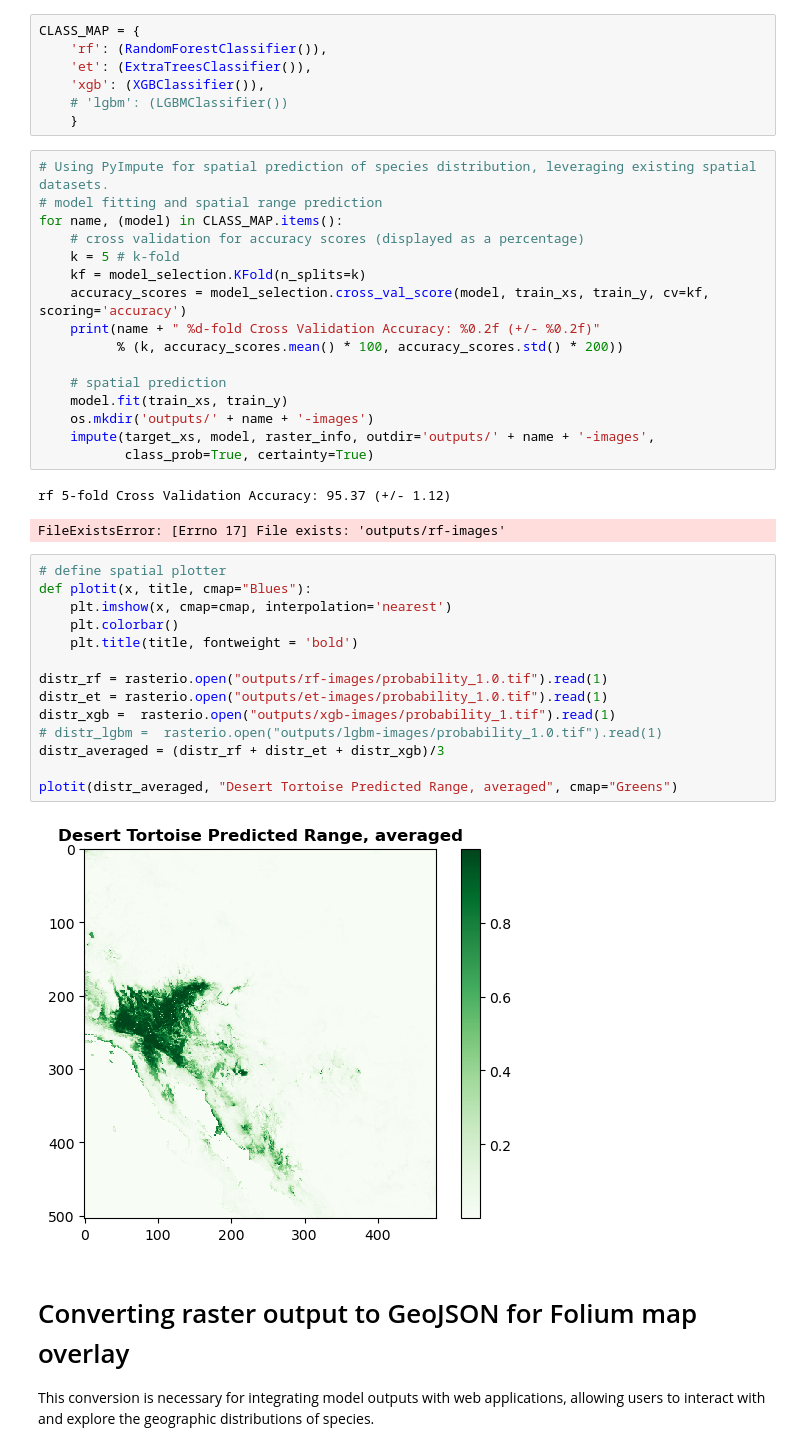
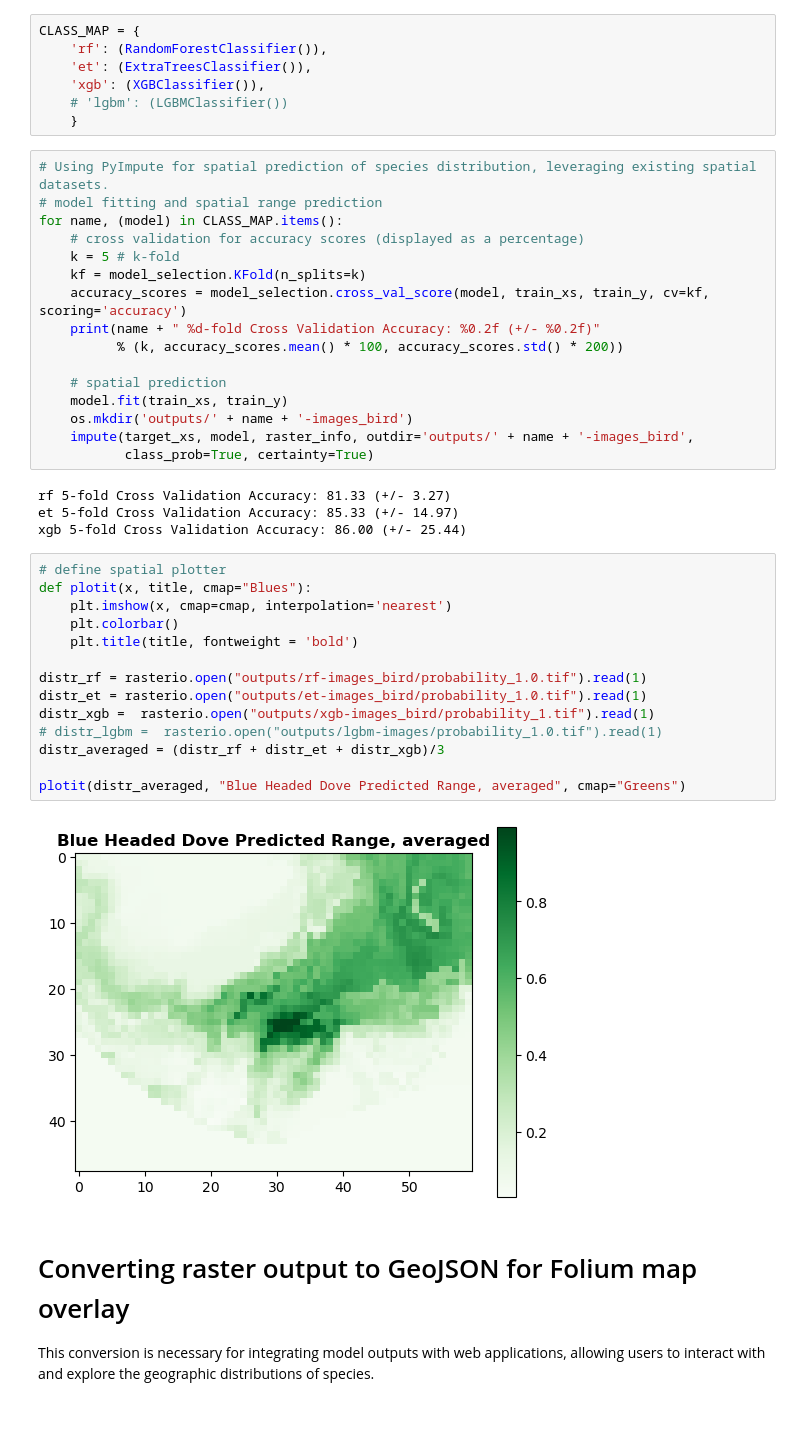
Before and after one commit to kefxiao953/biodiversity_app, a Jupyter notebook: annotated_presence_absence_bird.ipynb, the cells around one changed output. Drawn from its saved outputs; the diff is of its cells as text; blank space fills up the shorter version.

Commit message:
added bird model

```diff
--- a/annotated_presence_absence_bird.ipynb
+++ b/annotated_presence_absence_bird.ipynb
@@ -547,28 +569,29 @@ for name, (model) in CLASS_MAP.items():
 
     # spatial prediction
     model.fit(train_xs, train_y)
-    os.mkdir('outputs/' + name + '-images')
-    impute(target_xs, model, raster_info, outdir='outputs/' + name + '-images',
+    os.mkdir('outputs/' + name + '-images_bird')
+    impute(target_xs, model, raster_info, outdir='outputs/' + name + '-images_bird',
            class_prob=True, certainty=True)
 # %% [output]
-rf 5-fold Cross Validation Accuracy: 95.37 (+/- 1.12)
+rf 5-fold Cross Validation Accuracy: 81.33 (+/- 3.27)
+et 5-fold Cross Validation Accuracy: 85.33 (+/- 14.97)
+xgb 5-fold Cross Validation Accuracy: 86.00 (+/- 25.44)
-FileExistsError: [Errno 17] File exists: 'outputs/rf-images'
 # %%
 # define spatial plotter
 def plotit(x, title, cmap="Blues"):
     plt.imshow(x, cmap=cmap, interpolation='nearest')
     plt.colorbar()
     plt.title(title, fontweight = 'bold')
 
-distr_rf = rasterio.open("outputs/rf-images/probability_1.0.tif").read(1)
-distr_et = rasterio.open("outputs/et-images/probability_1.0.tif").read(1)
-distr_xgb =  rasterio.open("outputs/xgb-images/probability_1.tif").read(1)
+distr_rf = rasterio.open("outputs/rf-images_bird/probability_1.0.tif").read(1)
+distr_et = rasterio.open("outputs/et-images_bird/probability_1.0.tif").read(1)
+distr_xgb =  rasterio.open("outputs/xgb-images_bird/probability_1.tif").read(1)
 # distr_lgbm =  rasterio.open("outputs/lgbm-images/probability_1.0.tif").read(1)
 distr_averaged = (distr_rf + distr_et + distr_xgb)/3
 
-plotit(distr_averaged, "Desert Tortoise Predicted Range, averaged", cmap="Greens")
+plotit(distr_averaged, "Blue Headed Dove Predicted Range, averaged", cmap="Greens")
 # %% [output]
-[figure, old version]
+[figure, new version]
 # %% [markdown]
 # Converting raster output to GeoJSON for Folium map overlay
 This conversion is necessary for integrating model outputs with web applications, allowing users to interact with and explore the geographic distributions of species.
```
Also changed, not shown: parts of 21 cells of this notebook, 2 other files.
